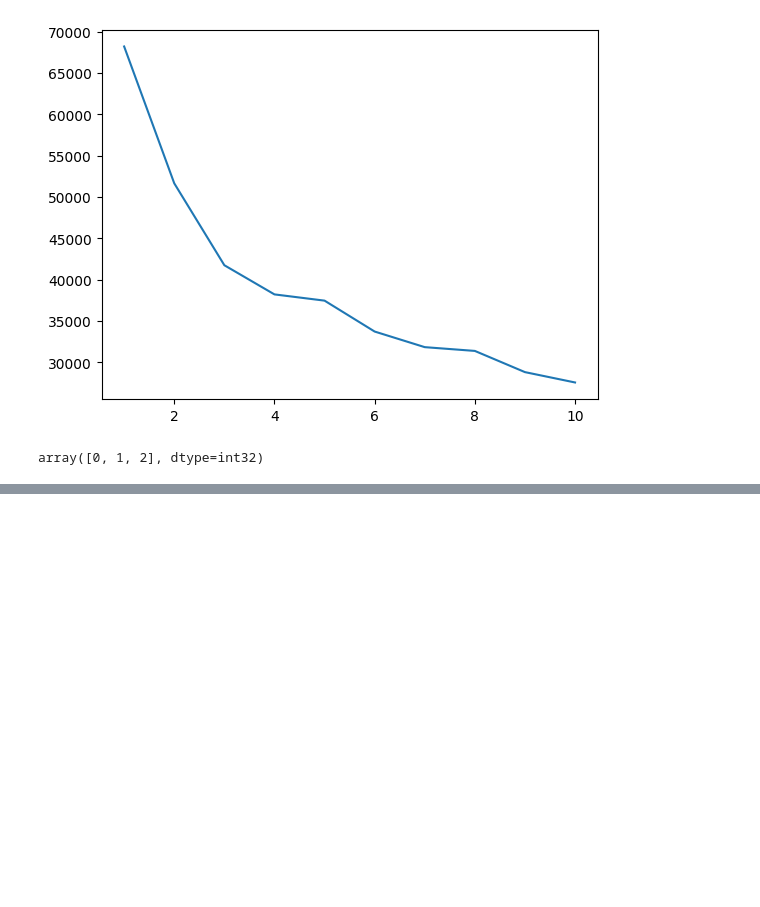
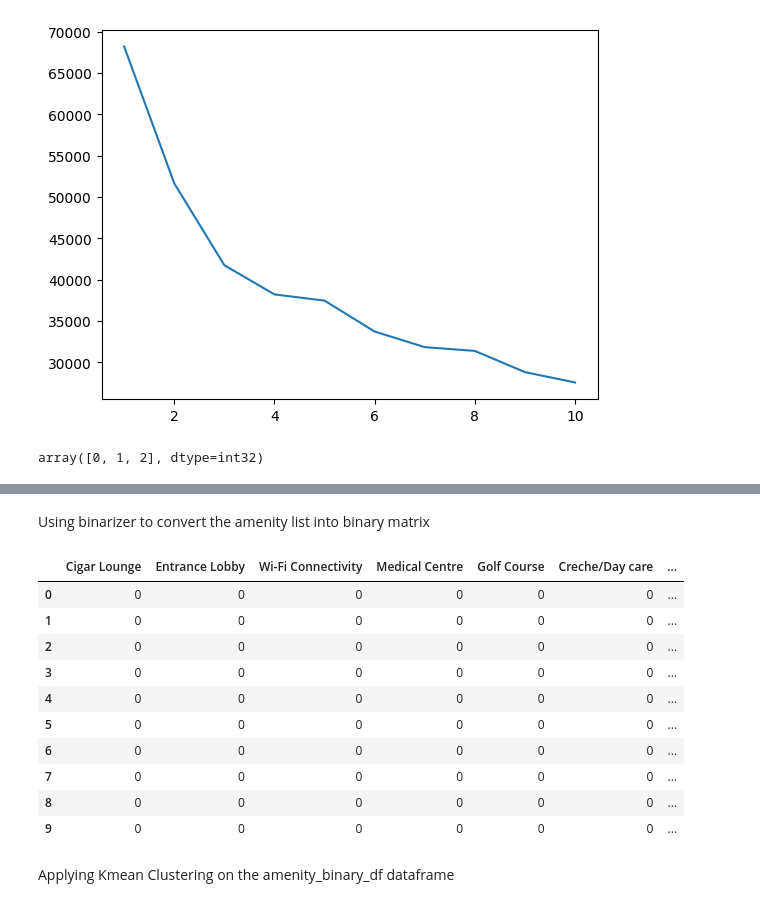
Before and after one commit to akshaypratap008/Real-Estate-Project, a Jupyter notebook: notebooks/feature-engineering/4_feature_engineering_1.ipynb, the cells around one changed output, grey strips where cells are left out. Drawn from its saved outputs; the diff is of its cells as text; code cells hidden in the pictures; blank space fills up the shorter version.

```diff
--- a/notebooks/feature-engineering/4_feature_engineering_1.ipynb
+++ b/notebooks/feature-engineering/4_feature_engineering_1.ipynb
@@ -561,0 +666,4 @@ df[['furnishDetails', 'furnishing_type']]
+# %%
+pd.reset_option('display.max_colwidth')
+# %% [markdown]
+Using binarizer to convert the amenity list into binary matrix
@@ -561,0 +677,18 @@ df[['furnishDetails', 'furnishing_type']]
+# %%
+pd.reset_option('display.max_rows')
+# %%
+amenity_binary_df.head(10)
+# %% [output]
+|  | Cigar Lounge | Entrance Lobby | Wi-Fi Connectivity | Medical Centre | Golf Course | Creche/Day care | ... |
+| 0 | 0 | 0 | 0 | 0 | 0 | 0 | ... |
+| 1 | 0 | 0 | 0 | 0 | 0 | 0 | ... |
+| 2 | 0 | 0 | 0 | 0 | 0 | 0 | ... |
+| 3 | 0 | 0 | 0 | 0 | 0 | 0 | ... |
+| 4 | 0 | 0 | 0 | 0 | 0 | 0 | ... |
+| 5 | 0 | 0 | 0 | 0 | 0 | 0 | ... |
+| 6 | 0 | 0 | 0 | 0 | 0 | 0 | ... |
+| 7 | 0 | 0 | 0 | 0 | 0 | 0 | ... |
+| 8 | 0 | 0 | 0 | 0 | 0 | 0 | ... |
+| 9 | 0 | 0 | 0 | 0 | 0 | 0 | ... |
+# %% [markdown]
+Applying Kmean Clustering on the amenity_binary_df dataframe
```
Also changed, not shown: parts of 41 cells of this notebook, 2 other files.
